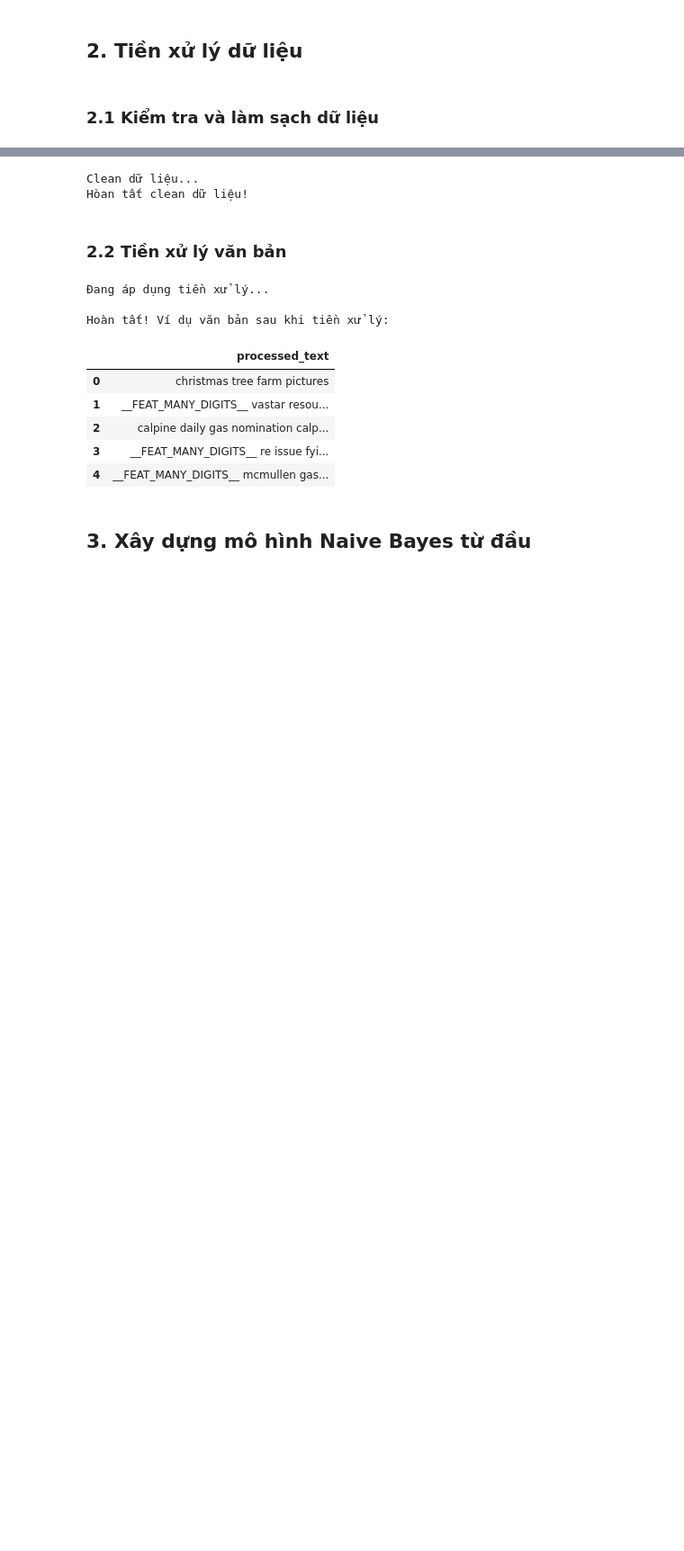
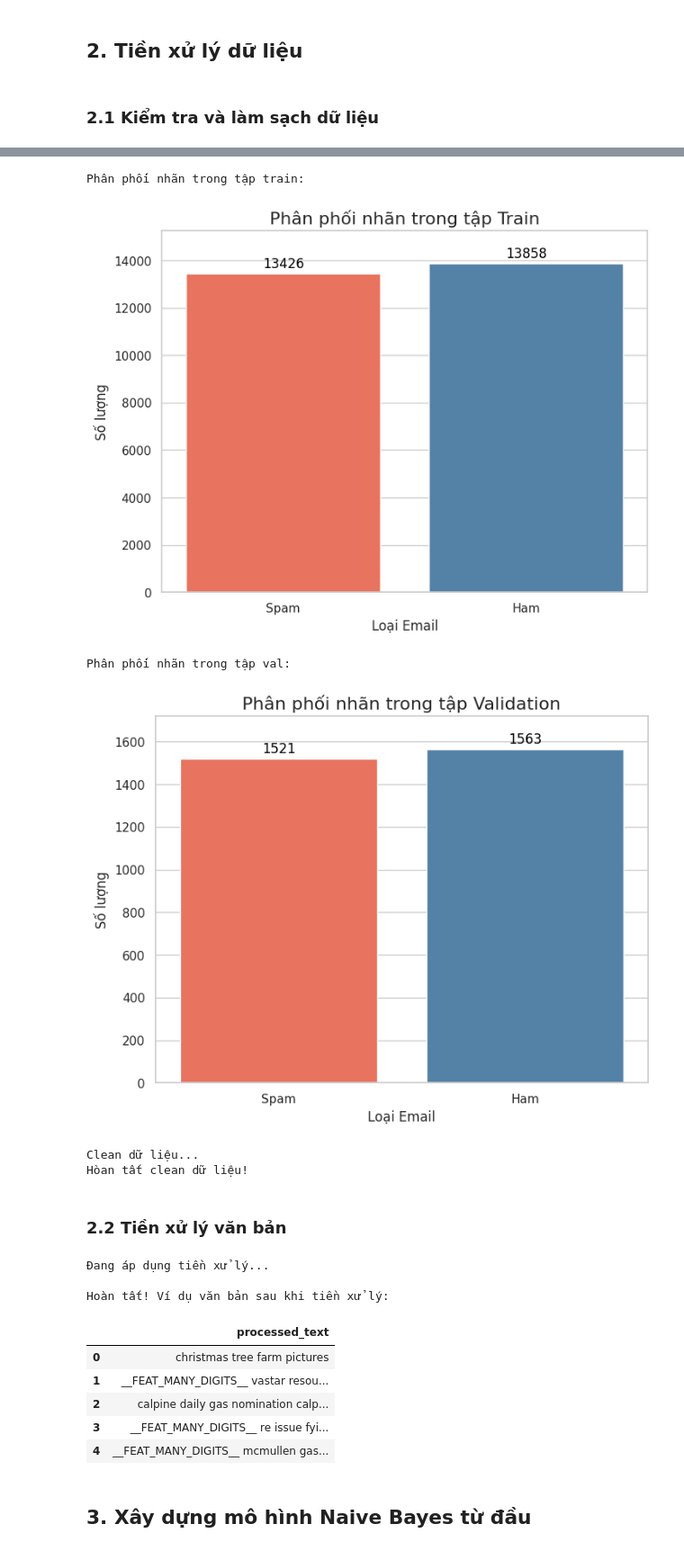
Before and after one commit to khoaoe/HCMUS-MathAI-Lab3-SpamHamClassification, a Jupyter notebook: code/naive_bayes.ipynb, the cells around one changed output, grey strips where cells are left out. Shown at 90% size. Saved outputs shown, nothing was run; the diff lists cells and outputs as text; code cells hidden in the pictures; blank space fills up the shorter version.

Commit message:
Visualization

```diff
--- a/code/naive_bayes.ipynb
+++ b/code/naive_bayes.ipynb
@@ -105,3 +167,15 @@ Name: count, dtype: int64
+# %%
+# Kiểm tra phân phối nhãn
+print("Phân phối nhãn trong tập train:")
+visualize_label_distribution(train_data, title='Phân phối nhãn trong tập Train')
+
+print("\nPhân phối nhãn trong tập val:")
+visualize_label_distribution(val_data, title='Phân phối nhãn trong tập Validation')
+# %% [output]
+Phân phối nhãn trong tập train:
+[figure, added]
+Phân phối nhãn trong tập val:
+[figure, added]
 # %%
 def clean_data(df):
   try:
```
Also changed, not shown: parts of 13 cells of this notebook.
